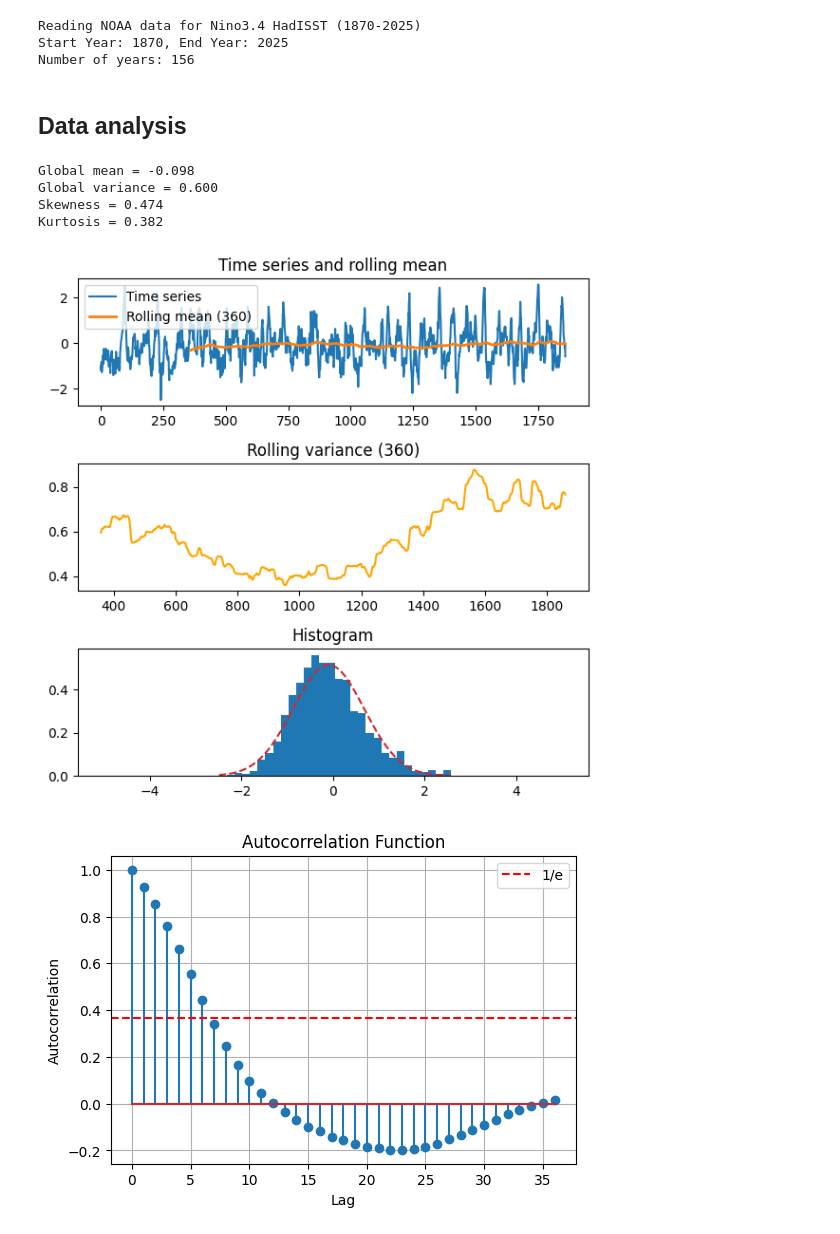
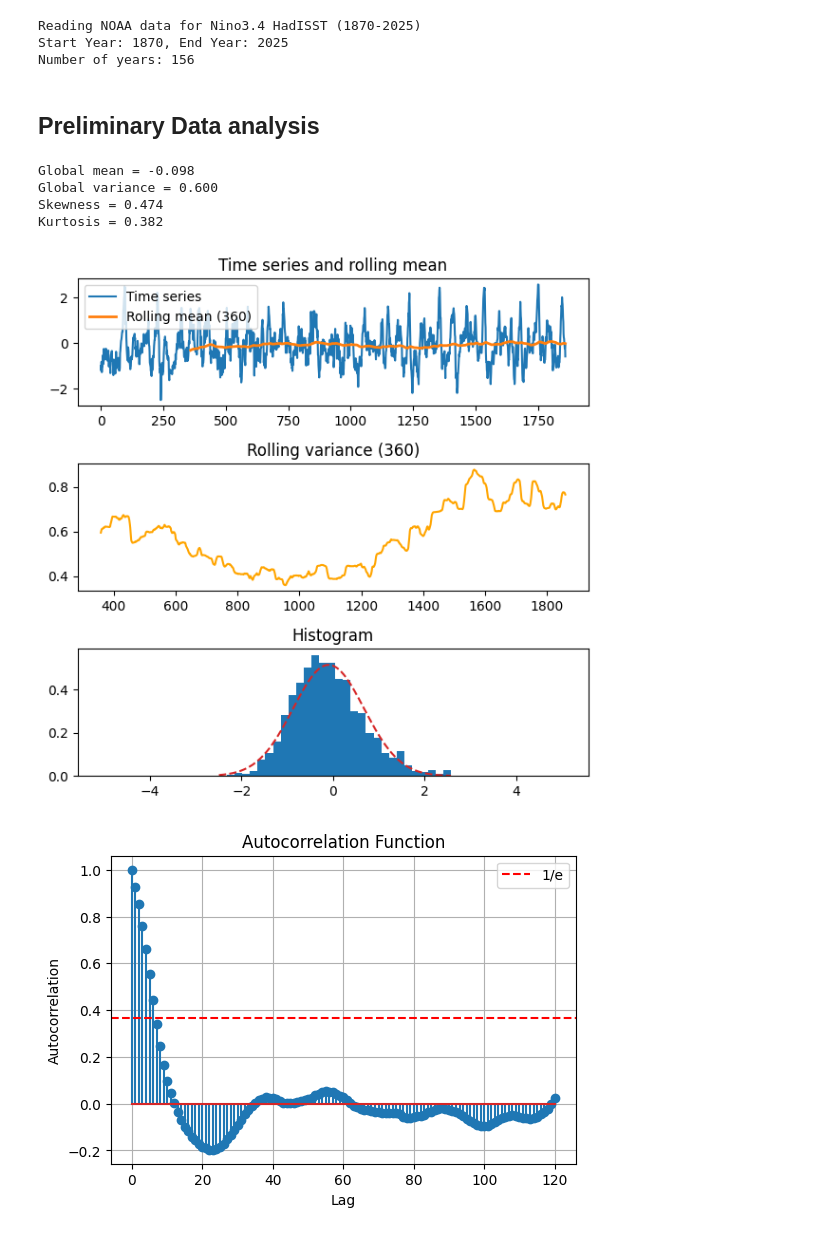
Before and after one commit to erickmad/rcpy, a Jupyter notebook: notebooks/data_analysis.ipynb, the cells around one changed output. Cells and saved outputs as stored; diff of their text form; code cells hidden in the pictures.

```diff
--- a/notebooks/data_analysis.ipynb
+++ b/notebooks/data_analysis.ipynb
@@ -13,20 +13,20 @@ Reading NOAA data for Nino3.4 HadISST (1870-2025)
 Start Year: 1870, End Year: 2025
 Number of years: 156
 # %% [markdown]
-## Data analysis
+## Preliminary Data analysis
 # %%
 from rcpy.data import analyze_basic_stats, plot_autocorrelation, plot_power_spectrum, plot_return_map
 
 stats_summary = analyze_basic_stats(series, window=360, plot=True)
-acf = plot_autocorrelation(series, max_lag=36)
-f, Pxx = plot_power_spectrum(series, fs=12)
+acf = plot_autocorrelation(series, max_lag=120, scale=None)
+f, Pxx = plot_power_spectrum(series, fs=12, scale=None)
 plot_return_map(series, lag=1)
 # %% [output]
 Global mean = -0.098
 Global variance = 0.600
 Skewness = 0.474
 Kurtosis = 0.382
 [figure]
-[figure, old version]
+[figure, new version]
 [figure]
 [figure]
```
Also changed, not shown: parts of 5 cells of this notebook, 13 other files.
